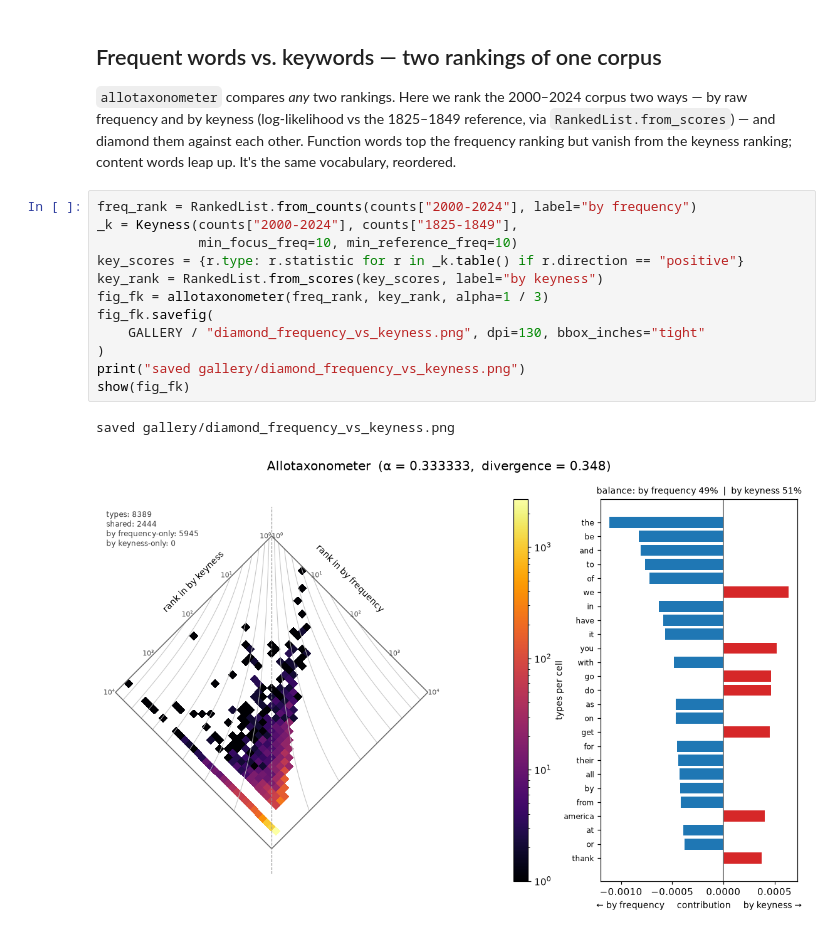
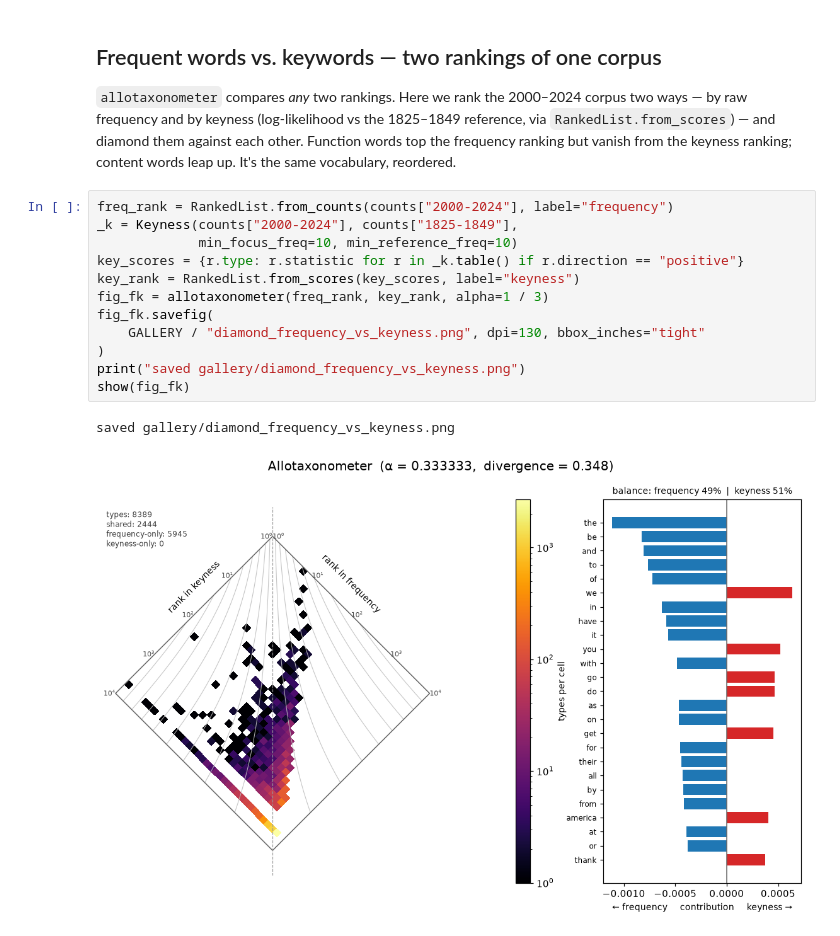
Before and after one commit to crow-intelligence/keyflux, a Jupyter notebook: examples/presidential_speeches.ipynb, the cells around one changed output. Drawn from its saved outputs; the diff is of its cells as text.

```diff
--- a/examples/presidential_speeches.ipynb
+++ b/examples/presidential_speeches.ipynb
@@ -223,17 +223,17 @@ corpus two ways — by raw frequency and by keyness (log-likelihood vs the
 each other. Function words top the frequency ranking but vanish from the
 keyness ranking; content words leap up. It's the same vocabulary, reordered.
 # %%
-freq_rank = RankedList.from_counts(counts["2000-2024"], label="by frequency")
+freq_rank = RankedList.from_counts(counts["2000-2024"], label="frequency")
 _k = Keyness(counts["2000-2024"], counts["1825-1849"],
              min_focus_freq=10, min_reference_freq=10)
 key_scores = {r.type: r.statistic for r in _k.table() if r.direction == "positive"}
-key_rank = RankedList.from_scores(key_scores, label="by keyness")
+key_rank = RankedList.from_scores(key_scores, label="keyness")
 fig_fk = allotaxonometer(freq_rank, key_rank, alpha=1 / 3)
 fig_fk.savefig(
     GALLERY / "diamond_frequency_vs_keyness.png", dpi=130, bbox_inches="tight"
 )
 print("saved gallery/diamond_frequency_vs_keyness.png")
 show(fig_fk)
 # %% [output]
 saved gallery/diamond_frequency_vs_keyness.png
-[figure, old version]
+[figure, new version]
```
Also changed, not shown: parts of 6 cells of this notebook, 5 other files.
